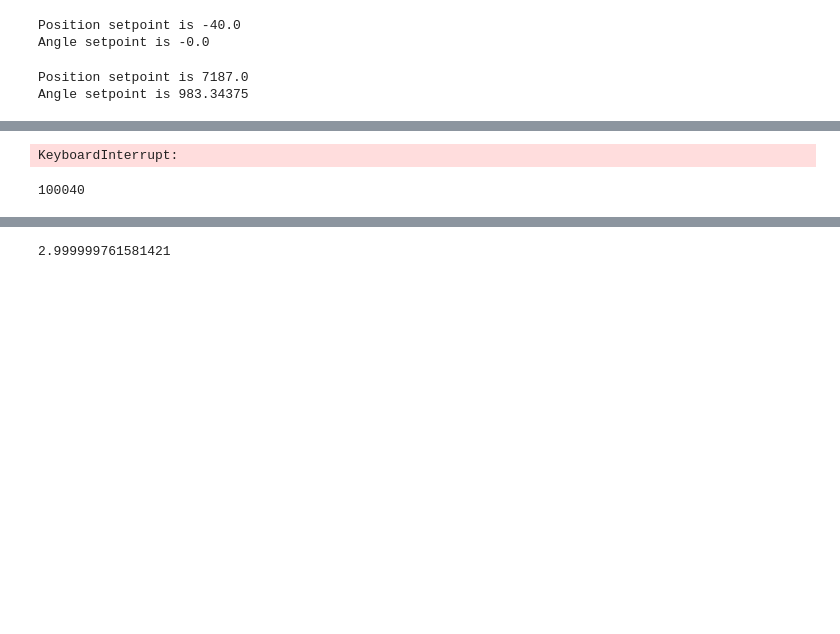
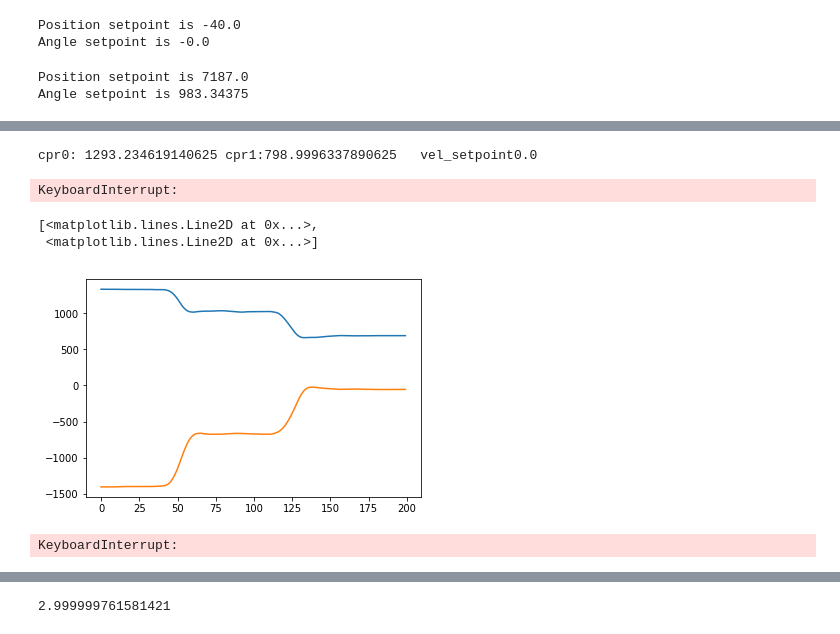
Before and after one commit to Jonathan23Ananda/ODrive, a Jupyter notebook: lab/simplemotor.ipynb, the cells around one changed output, grey strips where cells are left out. Saved outputs shown, nothing was run; the diff lists cells and outputs as text; code cells hidden in the pictures; blank space fills up the shorter version.

```diff
--- a/lab/simplemotor.ipynb
+++ b/lab/simplemotor.ipynb
@@ -189,17 +220,11 @@ my_drive.axis1.encoder.pos_estimate
 # %%
-print()
-print("hold: ", hold0, hold1)
-
-my_drive.axis0.controller.pos_setpoint = hold0
-# my_drive.axis1.controller.pos_setpoint = hold1
-
+'''DISPLAY MOTOR POSITION'''
 
 while(1):
     pos0 = my_drive.axis0.encoder.pos_estimate
     pos1 = my_drive.axis1.encoder.pos_estimate
-    sys.stdout.write("\r\rcpr0: " + str(pos0) + " cpr1:" + str(pos1) + "\t vel_setpoint" + str(my_drive.axis0.controller.vel_setpoint))
+    sys.stdout.write("\r\rcpr0: " + str(pos0) + " cpr1:" + str(pos1))
     time.sleep(0.1)
-
 
 my_drive.axis0.requested_state = AXIS_STATE_IDLE
 my_drive.axis1.requested_state = AXIS_STATE_IDLE
@@ -242,4 +236,42 @@ def find_closest(pos0, pos1, array):
 # %%
 my_drive.axis0.requested_state = AXIS_STATE_IDLE
 my_drive.axis1.requested_state = AXIS_STATE_IDLE
+# %%
+'''DISPLAY MOTOR POSITION'''
+
+while(1):
+    # Record position and print
+    pos0 = my_drive.axis0.encoder.pos_estimate
+    pos1 = my_drive.axis1.encoder.pos_estimate
+    sys.stdout.write("\r\rcpr0: " + str(pos0) + " cpr1:" + str(pos1))
+    time.sleep(0.1)
+# %% [output]
+cpr0: 1293.234619140625 cpr1:798.9996337890625   vel_setpoint0.0
+KeyboardInterrupt:
+# %%
+'''RECORD MOTION'''
+
+trajectory_pos = [] # Create array
+duration = 2 # Seconds
+dt = 0.01 # Seconds
+num = int(duration/dt)
+
+# Iterate duration
+for _ in range(num):
+    pos0 = my_drive.axis0.encoder.pos_estimate
+    pos1 = my_drive.axis1.encoder.pos_estimate
+    trajectory_pos.append([pos0, pos1])
+    time.sleep(dt)
+
+# Plot motion
+plt.figure(1, figsize=(20,10))
+plt.plot(trajectory_pos, '--', label = 'User Position')
+plt.legend(loc='upper right')
+plt.title('Position Plot', fontsize=18)
+plt.xlabel('Time / s', fontsize=16)
+plt.ylabel('Encoder position / counts', fontsize=16)
+# %% [output]
+[<matplotlib.lines.Line2D at 0x...>,
+ <matplotlib.lines.Line2D at 0x...>]
+[figure, added]
 # %%
@@ -264,8 +299,3 @@ while True:
         my_drive.axis1.controller.pos_setpoint = set1
 # %% [output]
 KeyboardInterrupt:
-# %%
-    point = [10000, 100040]
-    point[1]
-# %% [output]
-100040
```
Also changed, not shown: parts of 55 cells of this notebook.
